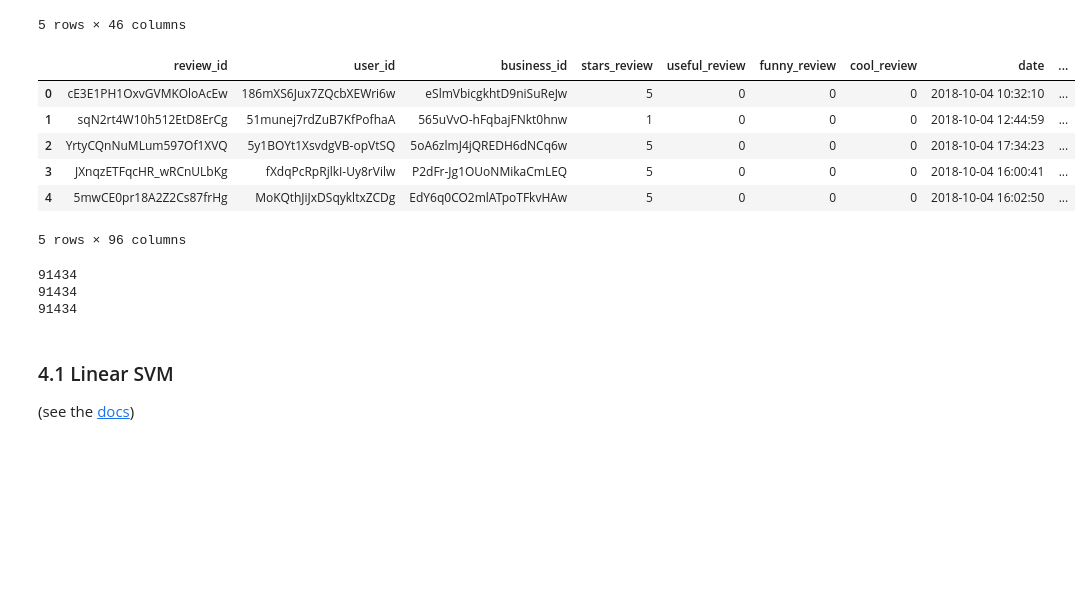
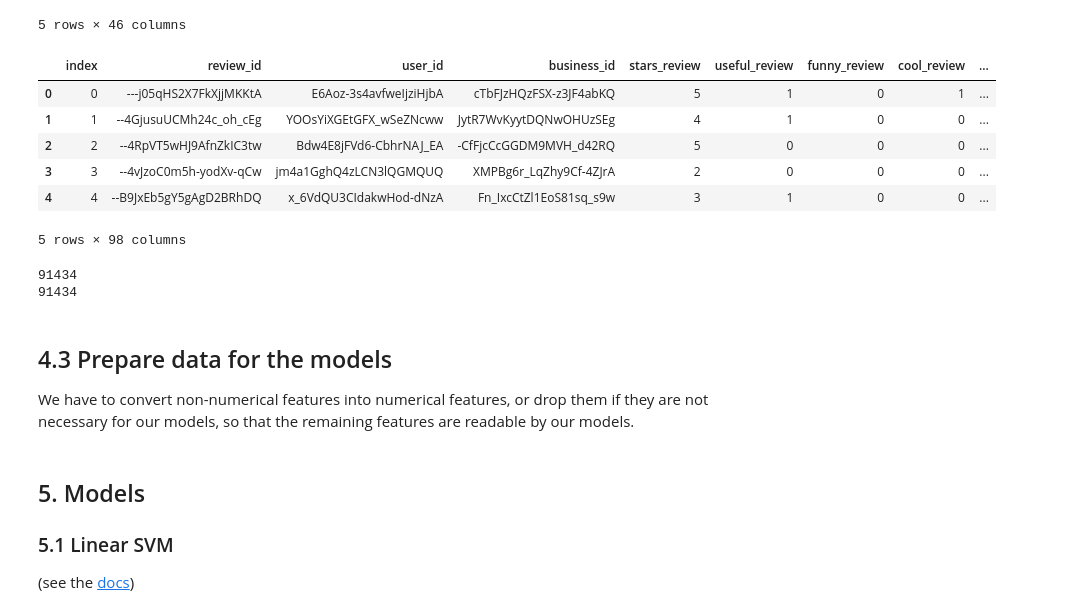
Before and after one commit to GioFic95/restaurant-recommendation-system, a Jupyter notebook: src/main_notebook-multiprocess.ipynb, the cells around one changed output. Drawn from its saved outputs; the diff is of its cells as text; code cells hidden in the pictures; blank space fills up the shorter version.

```diff
--- a/src/main_notebook-multiprocess.ipynb
+++ b/src/main_notebook-multiprocess.ipynb
@@ -1226,3 +1266,7 @@ print(len(review_rest_test))
 # %% [output]
 91434
 91434
+# %%
+tips = _pd.read_pickle('../dataset/m2_n9/tips_test.pickle')
+tips = tips.reset_index(drop = True)
+tips.head()
@@ -1228,0 +1280,3 @@ print(len(review_rest_test))
+# %%
+tips_agg = tips.groupby(['business_id', 'user_id'])['compliment_count'].agg(_np.sum)
+tips_agg.head()
@@ -1228,0 +1291,3 @@ print(len(review_rest_test))
+# %%
+review_tip_test = review_rest_test.join(tips_agg, on=['business_id', 'user_id'], lsuffix = '_review', rsuffix = '_tip')
+review_tip_test.head()
@@ -1239,25 +1318,29 @@ users.head()
 | 4 | MM4RJAeH6yuaN8oZDSt0RA | Nancy | 4.400000 | 2013-10-23 | 361 | 4 | 39 | 1114 | 665 | ... |
 5 rows × 46 columns
 # %%
-test_set = review_rest_test.join(users.set_index('user_id'), on = 'user_id', lsuffix = '_review', rsuffix = '_user')
+test_set = review_tip_test.join(users.set_index('user_id'), on = 'user_id', lsuffix = '_review', rsuffix = '_user')
 del review_rest_test, users
 test_set.head()
 # %% [output]
-|  | review_id | user_id | business_id | stars_review | useful_review | funny_review | cool_review | date | ... |
-| 0 | cE3E1PH1OxvGVMKOloAcEw | 186mXS6Jux7ZQcbXEWri6w | eSlmVbicgkhtD9niSuReJw | 5 | 0 | 0 | 0 | 2018-10-04 10:32:10 | ... |
-| 1 | sqN2rt4W10h512EtD8ErCg | 51munej7rdZuB7KfPofhaA | 565uVvO-hFqbajFNkt0hnw | 1 | 0 | 0 | 0 | 2018-10-04 12:44:59 | ... |
-| 2 | YrtyCQnNuMLum597Of1XVQ | 5y1BOYt1XsvdgVB-opVtSQ | 5oA6zlmJ4jQREDH6dNCq6w | 5 | 0 | 0 | 0 | 2018-10-04 17:34:23 | ... |
-| 3 | JXnqzETFqcHR_wRCnULbKg | fXdqPcRpRjlkI-Uy8rVilw | P2dFr-Jg1OUoNMikaCmLEQ | 5 | 0 | 0 | 0 | 2018-10-04 16:00:41 | ... |
-| 4 | 5mwCE0pr18A2Z2Cs87frHg | MoKQthJiJxDSqykltxZCDg | EdY6q0CO2mlATpoTFkvHAw | 5 | 0 | 0 | 0 | 2018-10-04 16:02:50 | ... |
+|  | index | review_id | user_id | business_id | stars_review | useful_review | funny_review | cool_review | ... |
+| 0 | 0 | ---j05qHS2X7FkXjjMKKtA | E6Aoz-3s4avfweIjziHjbA | cTbFJzHQzFSX-z3JF4abKQ | 5 | 1 | 0 | 1 | ... |
+| 1 | 1 | --4GjusuUCMh24c_oh_cEg | YOOsYiXGEtGFX_wSeZNcww | JytR7WvKyytDQNwOHUzSEg | 4 | 1 | 0 | 0 | ... |
+| 2 | 2 | --4RpVT5wHJ9AfnZkIC3tw | Bdw4E8jFVd6-CbhrNAJ_EA | -CfFjcCcGGDM9MVH_d42RQ | 5 | 0 | 0 | 0 | ... |
+| 3 | 3 | --4vJzoC0m5h-yodXv-qCw | jm4a1GghQ4zLCN3lQGMQUQ | XMPBg6r_LqZhy9Cf-4ZJrA | 2 | 0 | 0 | 0 | ... |
+| 4 | 4 | --B9JxEb5gY5gAgD2BRhDQ | x_6VdQU3CIdakwHod-dNzA | Fn_IxcCtZl1EoS81sq_s9w | 3 | 1 | 0 | 0 | ... |
-5 rows × 96 columns
+5 rows × 98 columns
 # %%
 print(len(review_test))
-print(len(review_rest_test))
 print(len(test_set))
 # %% [output]
 91434
 91434
-91434
 # %%
 test_set.to_pickle('../dataset/m2_n9/model_test_set.pickle')
 _del_all()
+# %% [markdown]
+## 4.3 Prepare data for the models
+
+We have to convert non-numerical features into numerical features, or drop
+them if they are not necessary for our models, so that the remaining features
+are readable by our models.
@@ -1264,5 +1349,6 @@ _del_all()
 # %% [markdown]
-### 4.1 Linear SVM
+## 5. Models
+### 5.1 Linear SVM
 
 (see the [docs](https://scikit-learn.org/stable/modules/generated/sklearn.svm.LinearSVC.html))
 # %%
```
Also changed, not shown: parts of 24 cells of this notebook, 1 other file.
